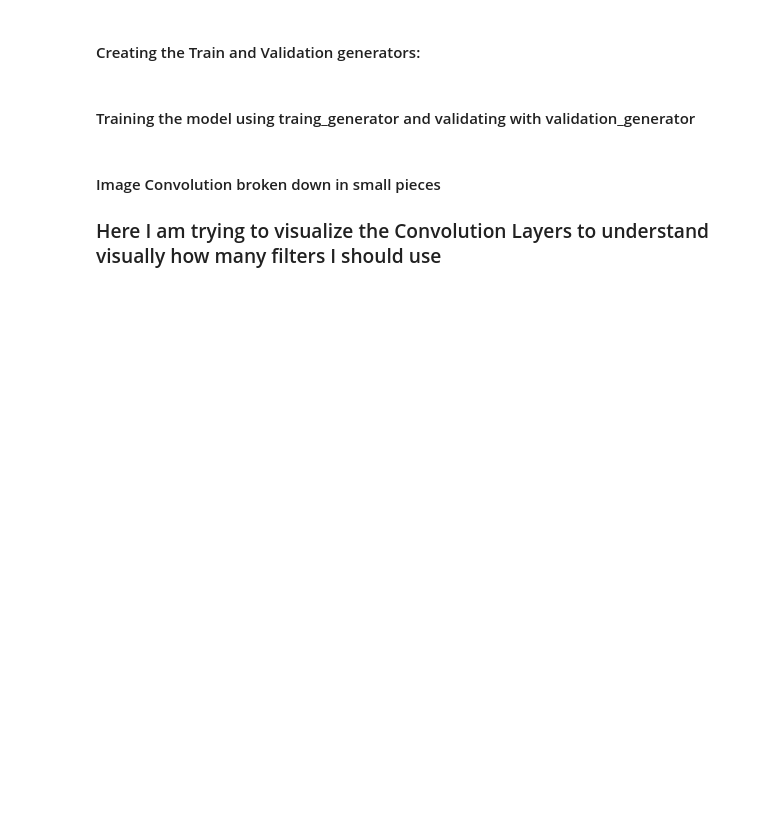
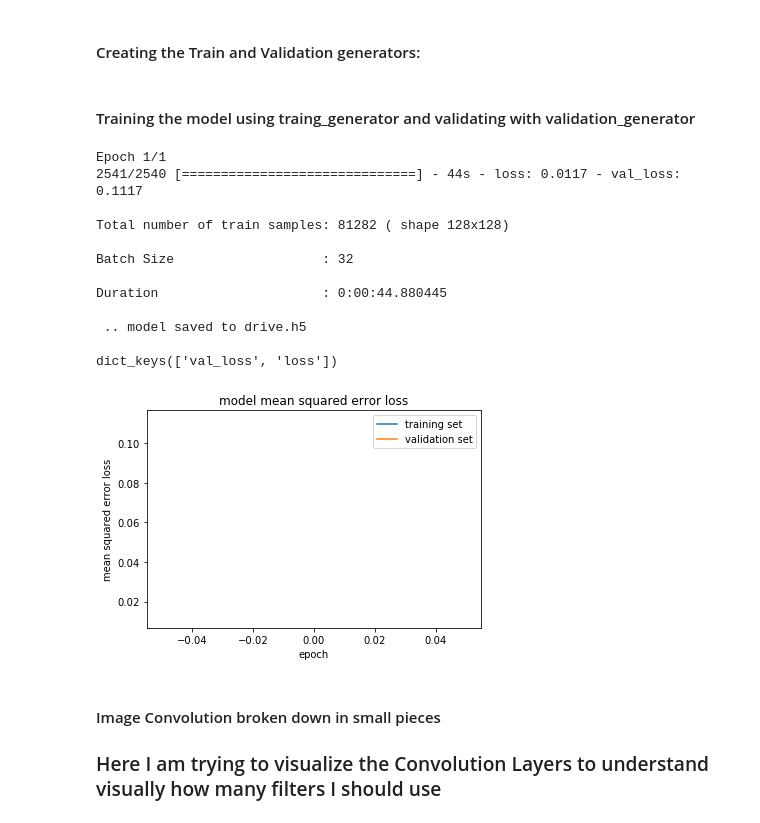
Before and after one commit to cristianku/CarND-Behavioral-Cloning-Project3, a Jupyter notebook: model.ipynb, the cells around one changed output. Drawn from its saved outputs; the diff is of its cells as text; code cells hidden in the pictures; blank space fills up the shorter version.

```diff
--- a/model.ipynb
+++ b/model.ipynb
@@ -199,3 +209,6 @@ SyntaxError: invalid syntax (<ipython-input-52-d825030247eb>, line 14)
+# %%
+py_training_steerings = hdf5_file.create_array(hdf5_file.root, 'py_training_steering',training_steering )
+py_val_steerings = hdf5_file.create_array(hdf5_file.root, 'py_val_steering', val_steering)
 # %%
 # import os
 # import csv
@@ -332,20 +324,28 @@ import numpy as np
 import sklearn
 
 
-def generator(generator_samples, batch_size, shape ):
-    num_samples = len(generator_samples)
+def generator(samples, labels, batch_size, shape ):
+    num_samples = len(samples)
     while 1: # Loop forever so the generator never terminates
-        sklearn.utils.shuffle(samples)
-        for offset in range(0, num_samples, batch_size):
-            batch_samples = generator_samples[offset:offset+batch_size]
+#         sklearn.utils.shuffle(samples)
+        for offset in range(0, num_samples, batch_size*100):
+            # loading into memory a BIG chunk of data ( 3200 samples )
+            chunk_batch_samples = samples[offset:offset+batch_size*100]
+            chunk_batch_labels  = labels[offset:offset+batch_size*100]
+            # shuffling them
+            chunk_batch_samples,chunk_batch_labels = sklearn.utils.shuffle(chunk_batch_samples,chunk_batch_labels)
 
+#             print (" offset = {}, len(chunk_batch_samples) {}".format(offset, len(chunk_batch_samples)))
             images = []
             angles = []
-            for batch_sample in batch_samples:
+            # looping on the Chunk of 3200 samples , extracting 32 elements ( batch_size) every time
+            for offset2 in range(0, len(chunk_batch_samples), batch_size):
+                chunk_batch_samples = chunk_batch_samples[offset2:offset2+batch_size]
+                chunk_batch_labels  = chunk_batch_labels[offset2:offset2+batch_size]
 
-                images.append(batch_sample[0])
-                angles.append(batch_sample[1])
+                for batch_sample, batch_label in zip(chunk_batch_samples, chunk_batch_labels):
 
-            # end of the batch, yield the images gathered
-            yield sklearn.utils.shuffle(np.array(images) , np.array(angles))
-            #return sklearn.utils.shuffle(X_train ) #, y_train)
+                    images.append(batch_sample)
+                    angles.append(batch_label)
+
+                yield sklearn.utils.shuffle(np.array(images) , np.array(angles))
@@ -405,12 +425,12 @@ print (model.summary())
 #### Defining the batch size and epochs
 # %%
 batch_size = 32
-epochs = 500
+epochs = 1
 # %% [markdown]
 #### Creating the Train and Validation generators:
 # %%
-train_generator      = generator(train_samples, batch_size, shape=resized_shape)
-validation_generator = generator(validation_samples, batch_size, shape=resized_shape)
+train_generator      = generator(py_training_samples, py_training_steerings, batch_size, shape=resized_shape)
+validation_generator = generator(py_val_samples, py_val_steerings, batch_size, shape=resized_shape)
 # %% [markdown]
 #### Training the model using traing_generator and validating with validation_generator
 # %%
@@ -419,41 +439,55 @@ start_time = datetime.now()
 
 model.compile(loss='mse', optimizer='adam')
 
-numper_of_train_samples      = len(train_samples)
-number_of_validation_samples = len(validation_samples)
+numper_of_train_samples      = len(py_training_samples)
+number_of_validation_samples = len(py_val_samples)
 
 history_object = model.fit_generator(train_generator, steps_per_epoch= \
             numper_of_train_samples/batch_size, validation_data=validation_generator, \
             validation_steps=number_of_validation_samples/batch_size, epochs=epochs, verbose = 1)
 
 end_time = datetime.now()
 print('\nTotal number of train samples: {} ( shape {}x{})'.format(numper_of_train_samples,resized_shape,resized_shape))
 print('\nBatch Size                   : {}'.format(batch_size))
 print('\nDuration                     : {}'.format(end_time - start_time))
 
 from keras.models import save_model
 
 save_model(model, "drive.h5")
 print ( "  ")
 print ( " .. model saved to drive.h5 ")
 print ( "  ")
 
 
 ### print the keys contained in the history object
 print(history_object.history.keys())
 
 import matplotlib.pyplot as plt
 # # # Visualizations will be shown in the notebook.
 %matplotlib inline
 
 ### plot the training and validation loss for each epoch
 plt.plot(history_object.history['loss'])
 plt.plot(history_object.history['val_loss'])
 plt.title('model mean squared error loss')
 plt.ylabel('mean squared error loss')
 plt.xlabel('epoch')
 plt.legend(['training set', 'validation set'], loc='upper right')
 plt.show()
+# %% [output]
+Epoch 1/1
+2541/2540 [==============================] - 44s - loss: 0.0117 - val_loss: 0.1117
+
+Total number of train samples: 81282 ( shape 128x128)
+
+Batch Size                   : 32
+
+Duration                     : 0:00:44.880445
+
+ .. model saved to drive.h5
+
+dict_keys(['val_loss', 'loss'])
+[figure, added]
 # %% [markdown]
 #### Image Convolution broken down in small pieces
 
```
Also changed, not shown: parts of 20 cells of this notebook, 1 other file.
